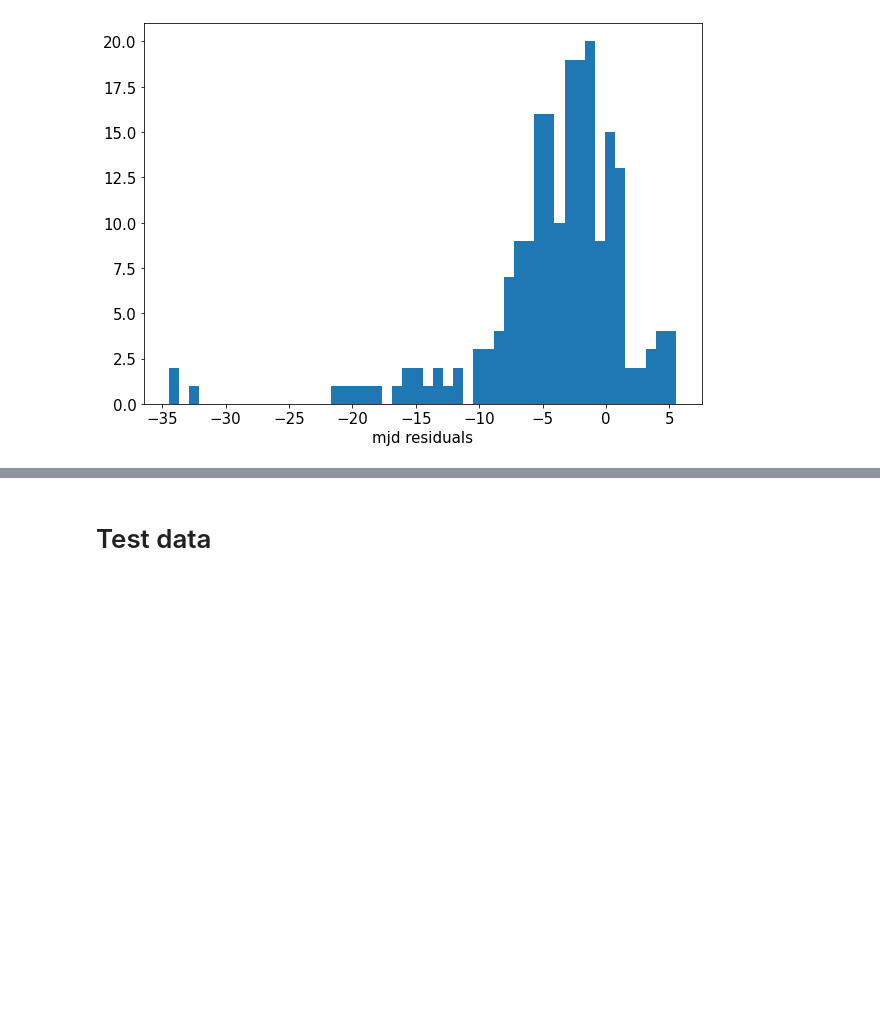
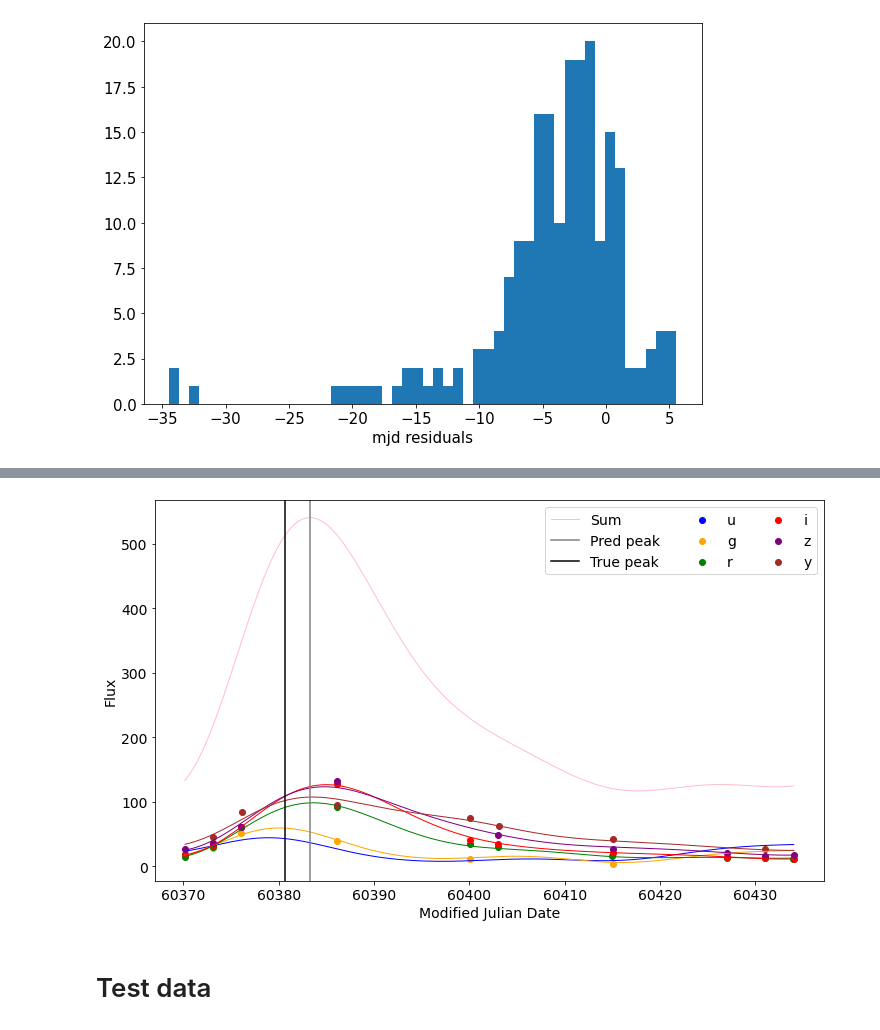
Before and after one commit to HSE-LAMBDA/light_curve_approx, a Jupyter notebook: notebooks/PeakDirect.ipynb, the cells around one changed output, grey strips where cells are left out. Drawn from its saved outputs; the diff is of its cells as text; code cells hidden in the pictures; blank space fills up the shorter version.

```diff
--- a/notebooks/PeakDirect.ipynb
+++ b/notebooks/PeakDirect.ipynb
@@ -209,4 +212,11 @@ for object_id in all_objects['object_id'].values[::13]:
 ... (4 outputs left out)
+# %%
+object_id = all_objects['object_id'].values[78]
+plot_light_curves_with_peak(get_object(data, object_id),
+                            all_objects[all_objects['object_id']==object_id]['true_peakmjd'].iloc[0],
+                            save='peak_direct_example.pdf')
+# %% [output]
+[figure, added]
 # %% [markdown]
 # Test data
 # %%
```
Also changed, not shown: parts of 4 cells of this notebook, 3 other files.
